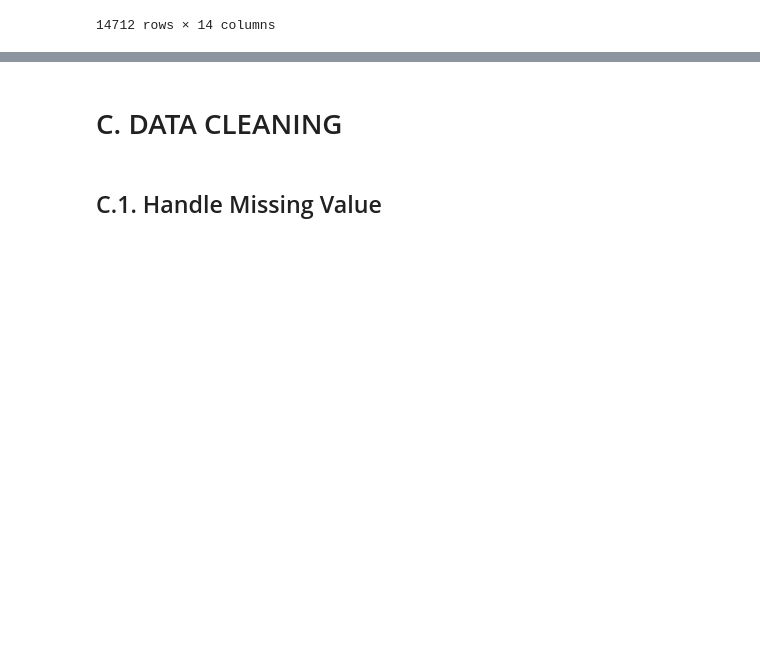
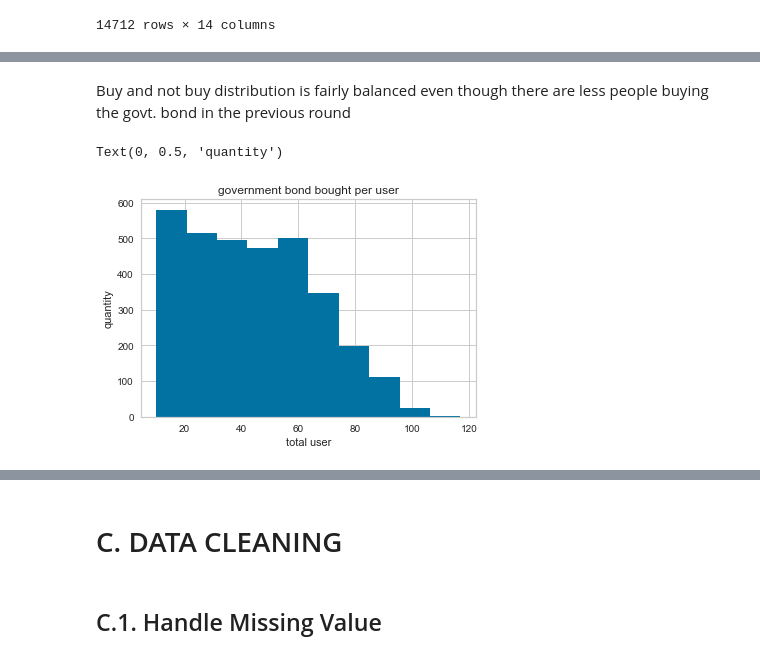
Before and after one commit to lightkun10/Mutual-Fund-Investment-Analysis-Advance, a Jupyter notebook: seeds.ipynb, the cells around one changed output, grey strips where cells are left out. Saved outputs shown, nothing was run; the diff lists cells and outputs as text; code cells hidden in the pictures; blank space fills up the shorter version.

```diff
--- a/seeds.ipynb
+++ b/seeds.ipynb
@@ -286,0 +297,12 @@ df_eop_oct
+# %% [markdown]
+Buy and not buy distribution is fairly balanced even though there are less people buying the govt. bond in the previous round
+# %%
+x = df_bond_sep_users['bond_units_ordered'][df_bond_sep_users['flag_order_bond']!=0]
+
+x.hist()
+plt.title('government bond bought per user')
+plt.xlabel('total user')
+plt.ylabel('quantity')
+# %% [output]
+Text(0, 0.5, 'quantity')
+[figure, added]
```
Also changed, not shown: parts of 25 cells of this notebook, 1 other file.
